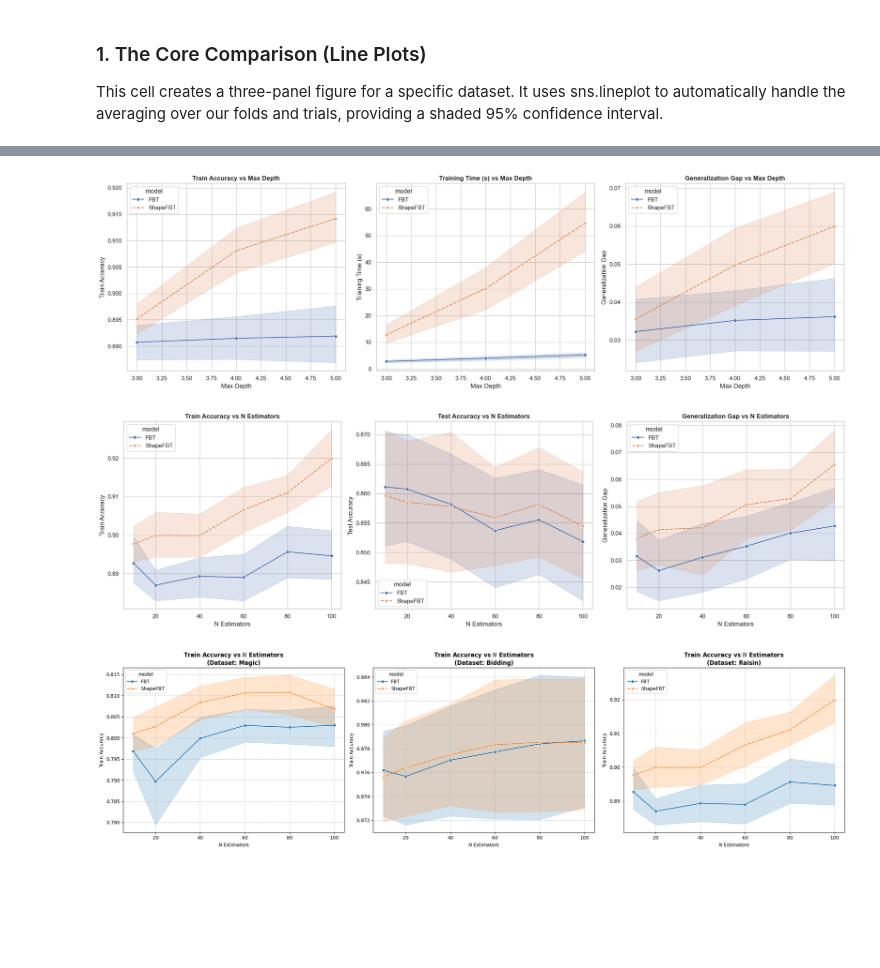
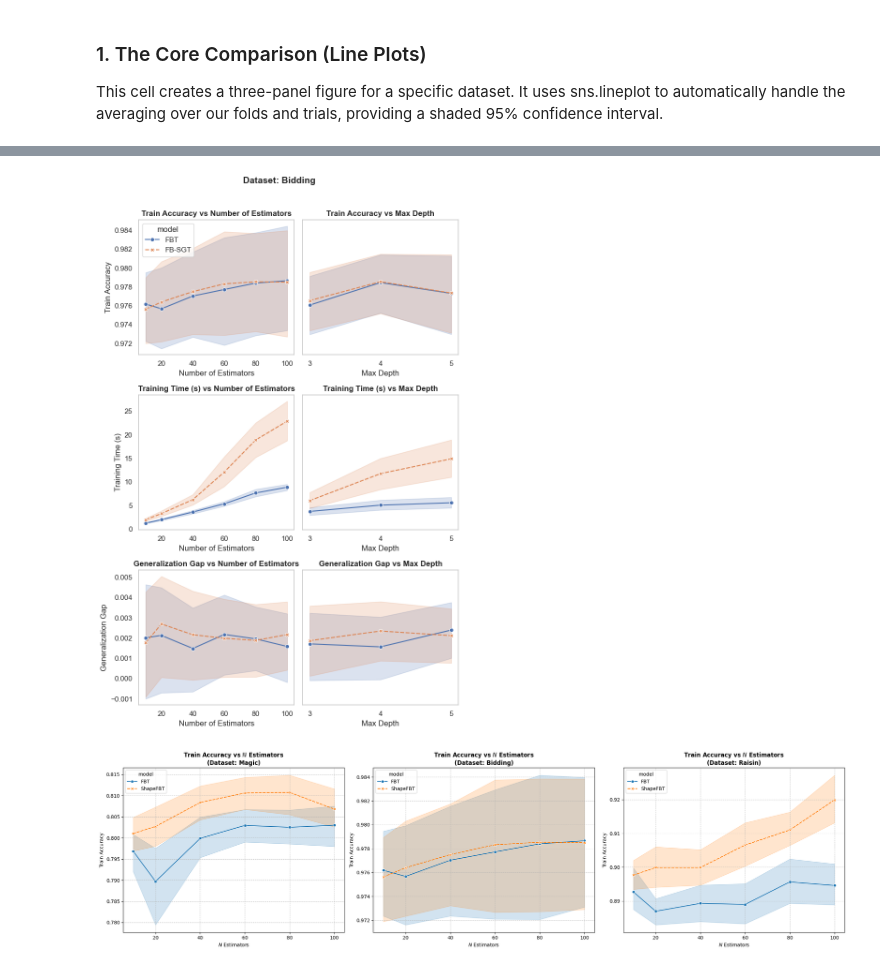
Before and after one commit to bzorbozan/SagiXGBoostTreeApproximator, a Jupyter notebook: analysis/capability_analysis.ipynb, the cells around one changed output, grey strips where cells are left out. Saved outputs shown, nothing was run; the diff lists cells and outputs as text; code cells hidden in the pictures; blank space fills up the shorter version.

```diff
--- a/analysis/capability_analysis.ipynb
+++ b/analysis/capability_analysis.ipynb
@@ -16,6 +16,8 @@ file_path = os.path.join("..", "processed_capability_results", "capability_resul
 
 if os.path.exists(file_path):
     df = pd.read_csv(file_path)
+    # Display name in plots (CSV still uses legacy label)
+    df.loc[df["model"] == "Shape" + "FBT", "model"] = "FB-SGT"
     print("Success! File loaded.")
 else:
     # If it still fails, let's see exactly where it is looking
@@ -88,61 +113,55 @@ plt.show()
 # %%
 # Change this to the dataset you want to inspect
-target_dataset = "raisin"
+target_dataset = "bidding"
 
 # Filter data
 plot_df = df[df['dataset'] == target_dataset]
 
-fig, axes = plt.subplots(1, 3, figsize=(20, 6))
 metrics = ['train_acc', 'elapsed_time', 'generalization_gap']
 titles = ['Train Accuracy', 'Training Time (s)', 'Generalization Gap']
 
-for ax, metric, title in zip(axes, metrics, titles):
+max_depth_xticks = sorted(int(x) for x in plot_df["max_depth"].dropna().unique())
+
+# Left column: N Estimators, Right column: Max Depth
+fig, axes = plt.subplots(3, 2, figsize=(8, 12), sharey='row')
+
+for row_idx, (metric, title) in enumerate(zip(metrics, titles)):
+    sns.lineplot(
+        data=plot_df,
+        x='n_estimators',
+        y=metric,
+        hue='model',
+        style='model',
+        markers=True,
+        ax=axes[row_idx, 0],
+        legend=(row_idx == 0)
+    )
+    axes[row_idx, 0].set_title(f"{title} vs Number of Estimators", fontweight='bold')
+    axes[row_idx, 0].set_ylabel(title)
+    axes[row_idx, 0].set_xlabel("Number of Estimators")
+    axes[row_idx, 0].grid(False)
+
     sns.lineplot(
         data=plot_df,
         x='max_depth',
         y=metric,
         hue='model',
         style='model',
         markers=True,
-        ax=ax
+        ax=axes[row_idx, 1],
+        legend=False
     )
-    ax.set_title(f"{title} vs Max Depth", fontweight='bold')
-    ax.set_ylabel(title)
-    ax.set_xlabel("Max Depth")
+    axes[row_idx, 1].set_title(f"{title} vs Max Depth", fontweight='bold')
+    axes[row_idx, 1].set_ylabel("")
+    axes[row_idx, 1].set_xlabel("Max Depth")
+    axes[row_idx, 1].set_xticks(max_depth_xticks)
+    axes[row_idx, 1].grid(False)
 
-plt.tight_layout()
+fig.suptitle(f"Dataset: {target_dataset.capitalize()}", fontsize=14, fontweight="bold", y=0.995)
+plt.tight_layout(rect=[0, 0, 1, 0.98])
 plt.show()
 # %% [output]
-[figure, old version]
+[figure, new version]
-# %%
-# Change this to the dataset you want to inspect
-target_dataset = "raisin"
-
-# Filter data
-plot_df = df[df['dataset'] == target_dataset]
-
-fig, axes = plt.subplots(1, 3, figsize=(20, 6))
-metrics = ['train_acc', 'test_acc', 'generalization_gap']
-titles = ['Train Accuracy', 'Test Accuracy', 'Generalization Gap']
-
-for ax, metric, title in zip(axes, metrics, titles):
-    sns.lineplot(
-        data=plot_df,
-        x='n_estimators',
-        y=metric,
-        hue='model',
-        style='model',
-        markers=True,
-        ax=ax
-    )
-    ax.set_title(f"{title} vs N Estimators", fontweight='bold')
-    ax.set_ylabel(title)
-    ax.set_xlabel("N Estimators")
-
-plt.tight_layout()
-plt.show()
-# %% [output]
-[figure, removed]
 # %%
 # Now we show all 3 datasets in one figure for both models (training acc vs n_estimators)
 import matplotlib.pyplot as plt
```
Also changed, not shown: parts of 19 cells of this notebook, 5 other files.
